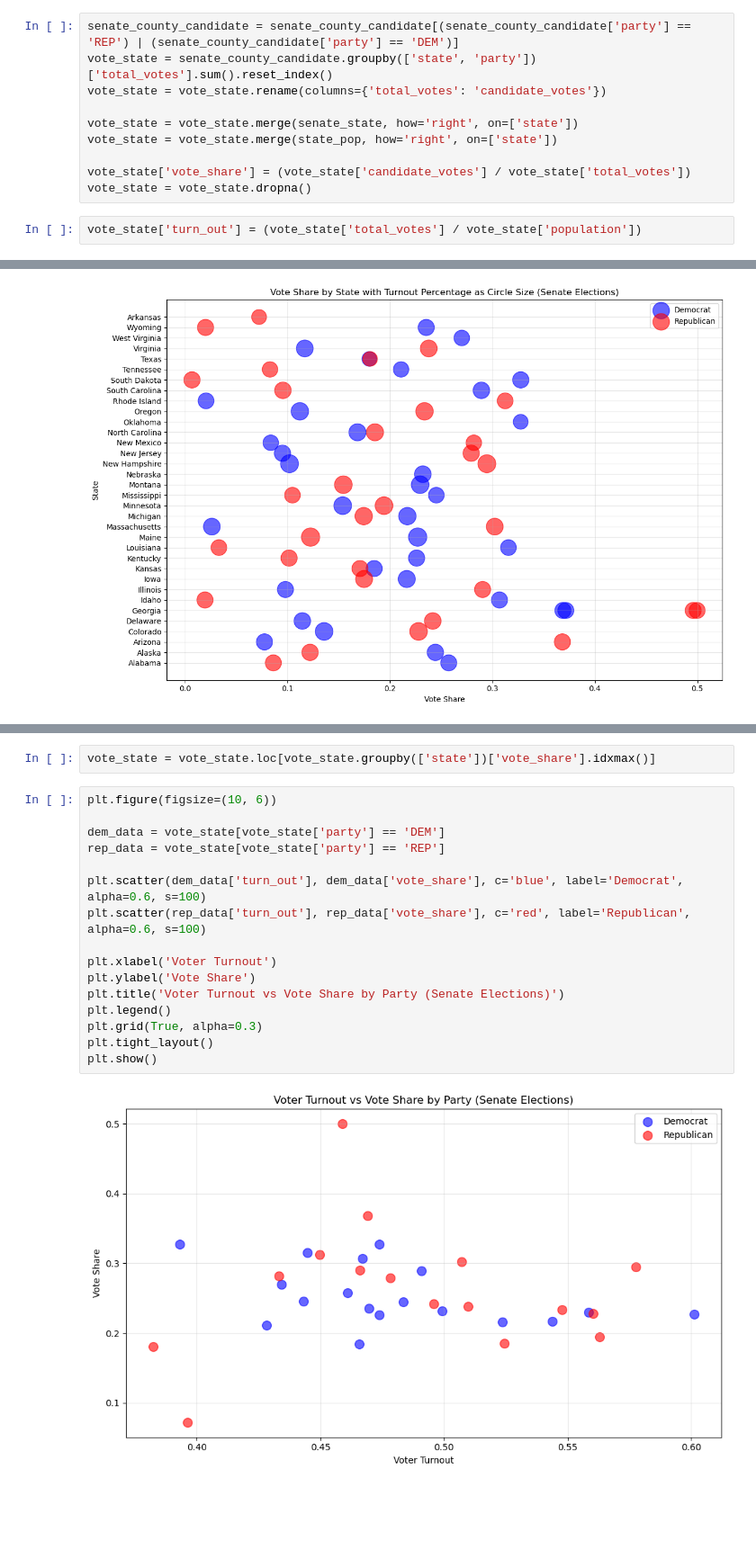
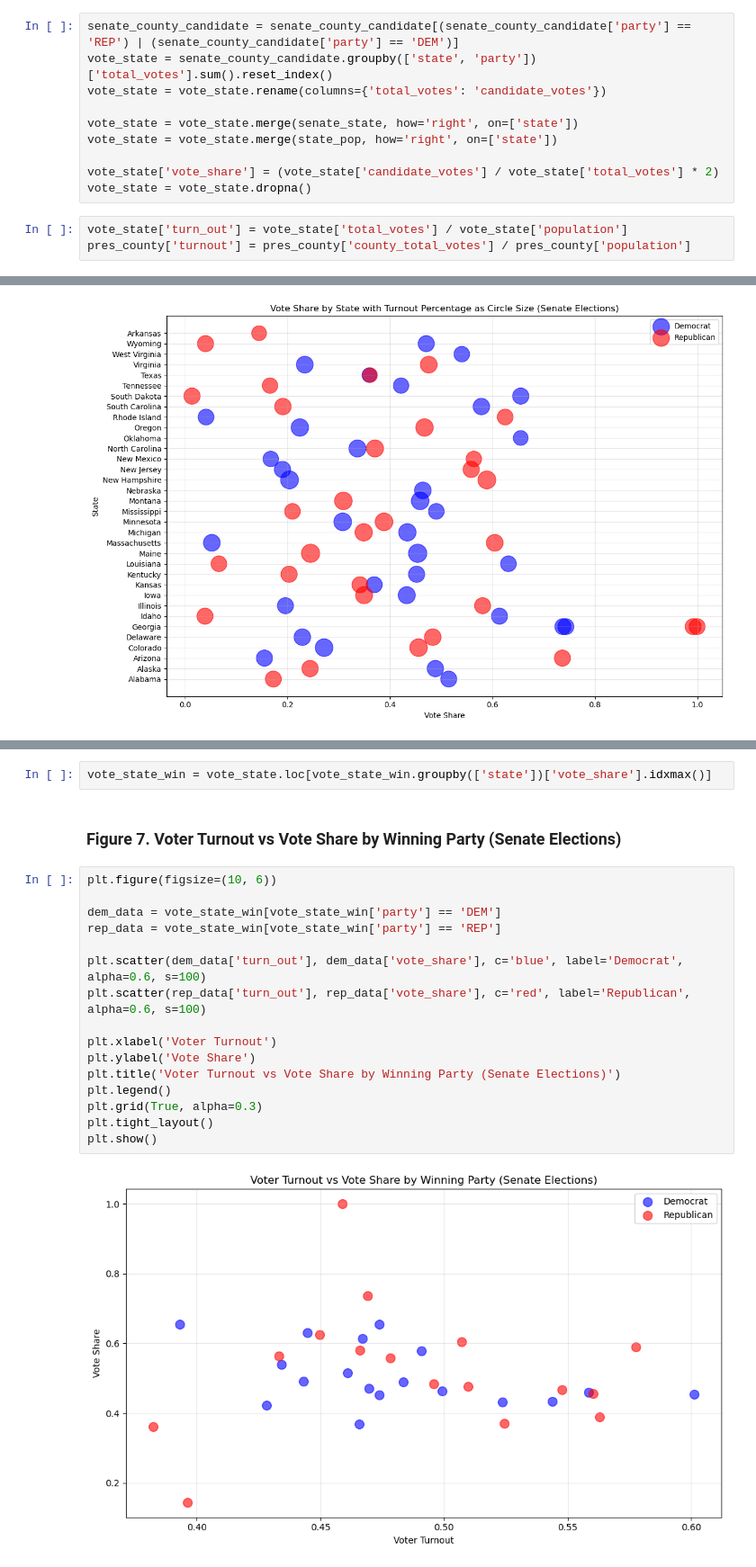
Before and after one commit to afeisladsflahsjd/FinalProjectQTM151, a Jupyter notebook: work.ipynb, the cells around one changed output, grey strips where cells are left out. Shown at 90% size. Drawn from its saved outputs; the diff is of its cells as text; blank space fills up the shorter version.

Commit message:
Cleaned, moved stuff around, added results and graph descriptions

```diff
--- a/work.ipynb
+++ b/work.ipynb
@@ -208,10 +194,11 @@ vote_state = vote_state.rename(columns={'total_votes': 'candidate_votes'})
 vote_state = vote_state.merge(senate_state, how='right', on=['state'])
 vote_state = vote_state.merge(state_pop, how='right', on=['state'])
 
-vote_state['vote_share'] = (vote_state['candidate_votes'] / vote_state['total_votes'])
+vote_state['vote_share'] = (vote_state['candidate_votes'] / vote_state['total_votes'] * 2)
 vote_state = vote_state.dropna()
 # %%
-vote_state['turn_out'] = (vote_state['total_votes'] / vote_state['population'])
+vote_state['turn_out'] = vote_state['total_votes'] / vote_state['population']
+pres_county['turnout'] = pres_county['county_total_votes'] / pres_county['population']
 # %%
 vote_state.describe()
 # %% [output]
@@ -267,20 +263,22 @@ plt.show()
 # %%
-vote_state = vote_state.loc[vote_state.groupby(['state'])['vote_share'].idxmax()]
+vote_state_win = vote_state.loc[vote_state_win.groupby(['state'])['vote_share'].idxmax()]
+# %% [markdown]
+### Figure 7. Voter Turnout vs Vote Share by Winning Party (Senate Elections)
 # %%
 plt.figure(figsize=(10, 6))
 
-dem_data = vote_state[vote_state['party'] == 'DEM']
-rep_data = vote_state[vote_state['party'] == 'REP']
+dem_data = vote_state_win[vote_state_win['party'] == 'DEM']
+rep_data = vote_state_win[vote_state_win['party'] == 'REP']
 
 plt.scatter(dem_data['turn_out'], dem_data['vote_share'], c='blue', label='Democrat', alpha=0.6, s=100)
 plt.scatter(rep_data['turn_out'], rep_data['vote_share'], c='red', label='Republican', alpha=0.6, s=100)
 
 plt.xlabel('Voter Turnout')
 plt.ylabel('Vote Share')
-plt.title('Voter Turnout vs Vote Share by Party (Senate Elections)')
+plt.title('Voter Turnout vs Vote Share by Winning Party (Senate Elections)')
 plt.legend()
 plt.grid(True, alpha=0.3)
 plt.tight_layout()
 plt.show()
 # %% [output]
-[figure, old version]
+[figure, new version]
```
Also changed, not shown: parts of 33 cells of this notebook.
